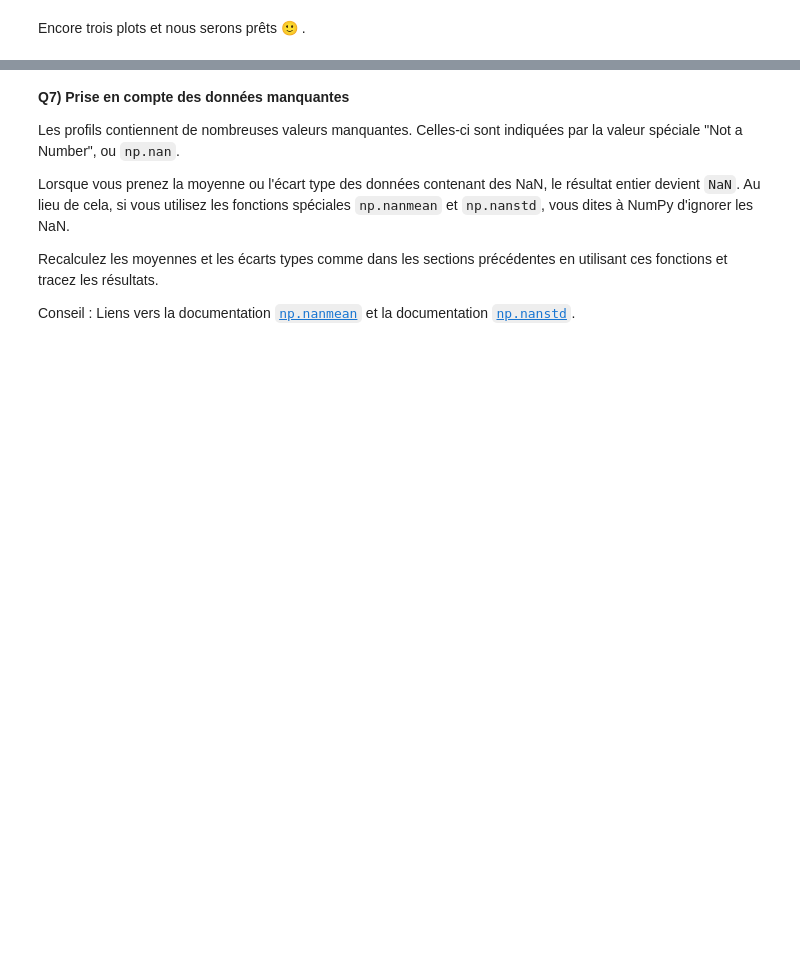
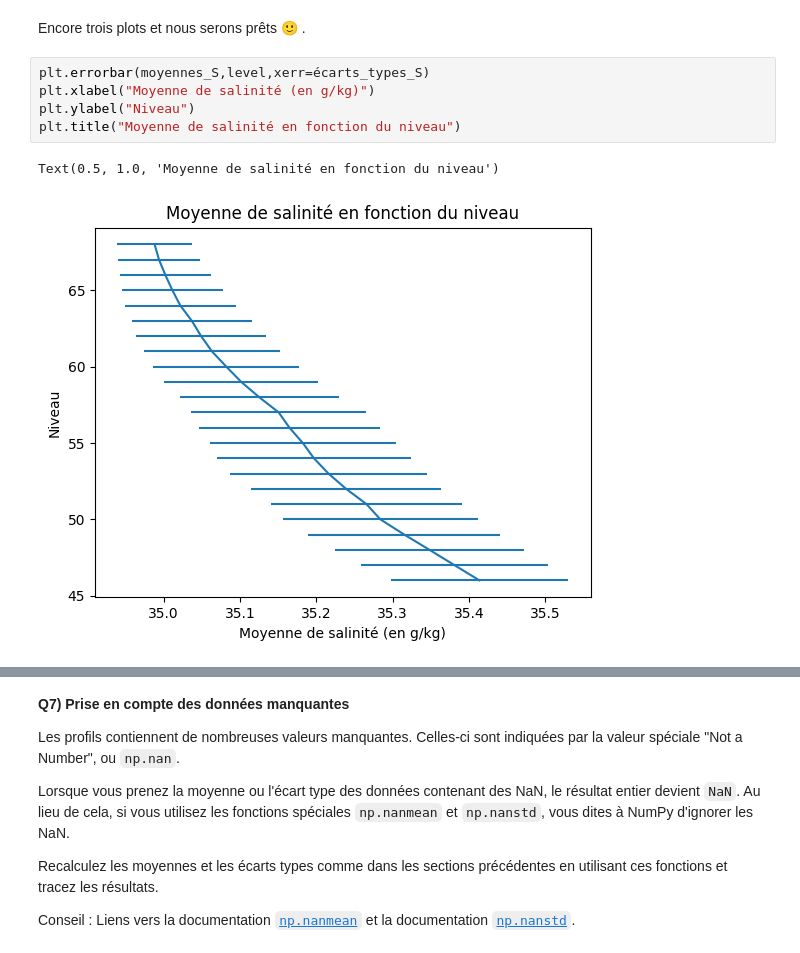
Before and after one commit to Luca-wirthner/2024_Geoinformatique_I, a Jupyter notebook: Geoinformatique_I/IP/Exercices_IP/S4_IP_exercice.ipynb, the cells around one changed output, grey strips where cells are left out. Cells and saved outputs as stored; diff of their text form; blank space fills up the shorter version.

```diff
--- a/Geoinformatique_I/IP/Exercices_IP/S4_IP_exercice.ipynb
+++ b/Geoinformatique_I/IP/Exercices_IP/S4_IP_exercice.ipynb
@@ -376,2 +379,10 @@ plt.title(___)
 # %% [markdown]
 Encore trois plots et nous serons prêts 🙂 .
+# %%
+plt.errorbar(moyennes_S,level,xerr=écarts_types_S)
+plt.xlabel("Moyenne de salinité (en g/kg)")
+plt.ylabel("Niveau")
+plt.title("Moyenne de salinité en fonction du niveau")
+# %% [output]
+Text(0.5, 1.0, 'Moyenne de salinité en fonction du niveau')
+[figure, added]
```
Also changed, not shown: parts of 4 cells of this notebook.
